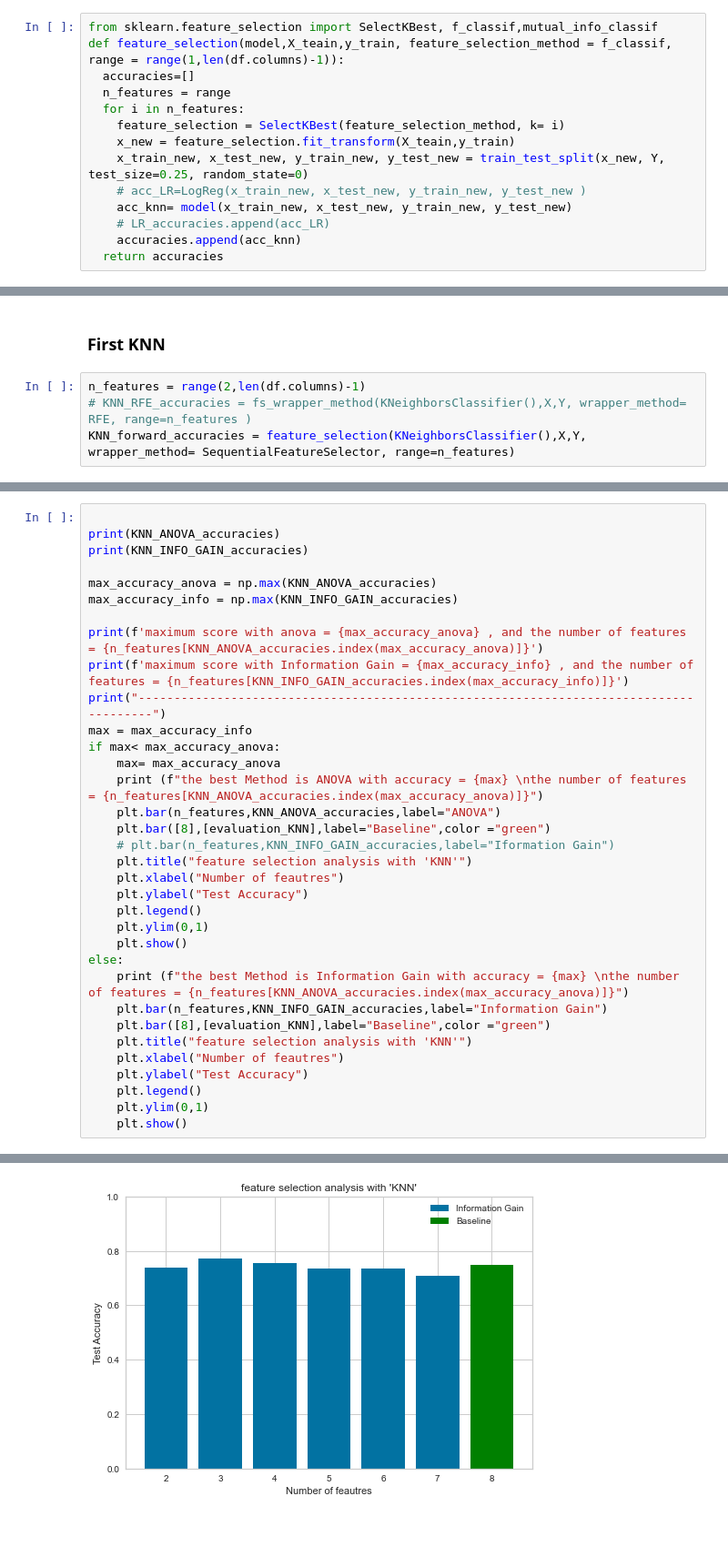
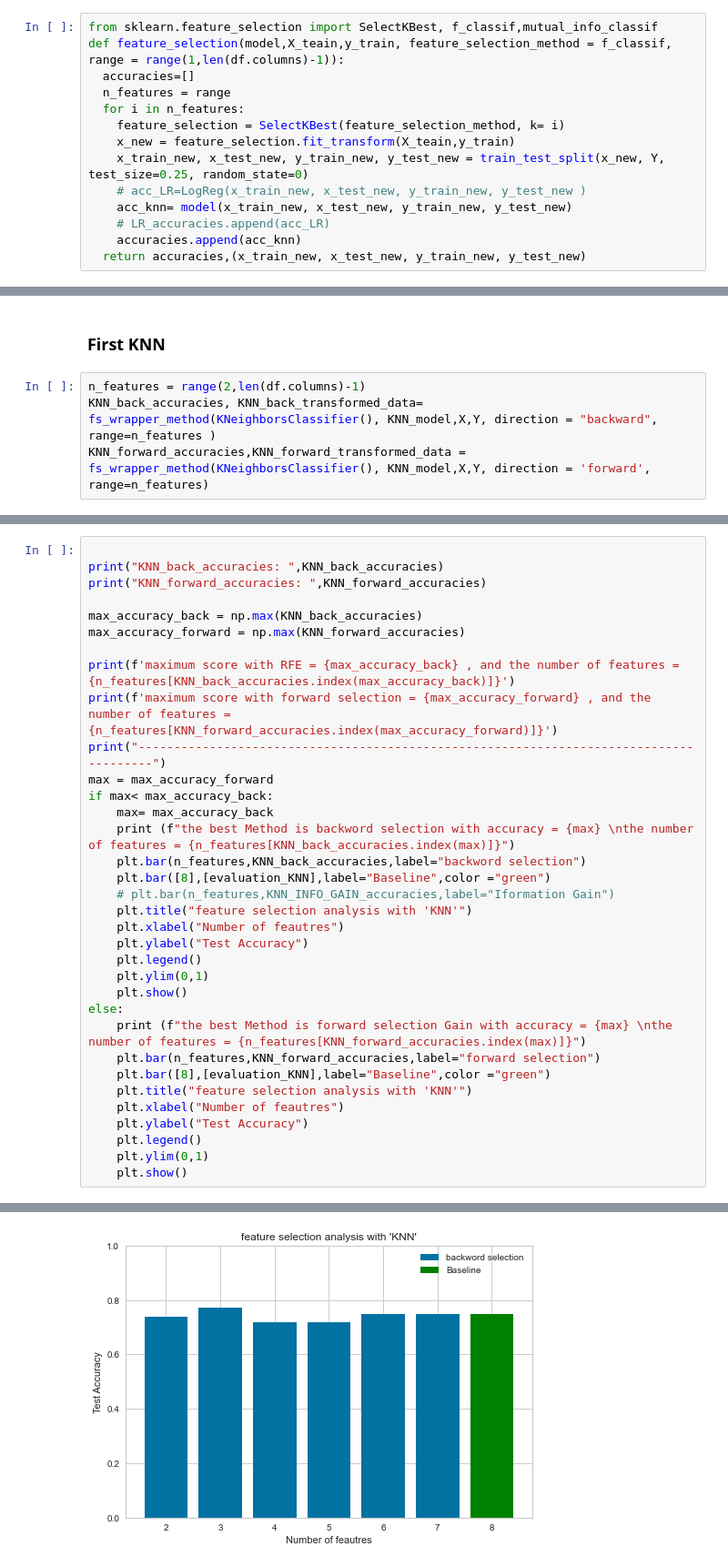
Before and after one commit to Sa2a/Ml_GA3_Clustering, a Jupyter notebook: KNN VS LR analysis.ipynb, the cells around one changed output, grey strips where cells are left out. Shown: that part at 91% size. Cells and saved outputs as stored; diff of their text form; blank space fills up the shorter version.

Commit message:
the right Feature selection version

```diff
--- a/KNN VS LR analysis.ipynb
+++ b/KNN VS LR analysis.ipynb
@@ -503,7 +487,7 @@ def feature_selection(model,X_teain,y_train, feature_selection_method = f_classi
     acc_knn= model(x_train_new, x_test_new, y_train_new, y_test_new)
     # LR_accuracies.append(acc_LR)
     accuracies.append(acc_knn)
-  return accuracies
+  return accuracies,(x_train_new, x_test_new, y_train_new, y_test_new)
 # %% [markdown]
 ### First KNN
 # %%
@@ -623,5 +604,5 @@ def fs_wrapper_method(model,X,y, wrapper_method = RFE, range = range(1,len(df.co
 ### First KNN
 # %%
 n_features = range(2,len(df.columns)-1)
-# KNN_RFE_accuracies = fs_wrapper_method(KNeighborsClassifier(),X,Y, wrapper_method= RFE, range=n_features )
-KNN_forward_accuracies = feature_selection(KNeighborsClassifier(),X,Y, wrapper_method= SequentialFeatureSelector, range=n_features)
+KNN_back_accuracies, KNN_back_transformed_data= fs_wrapper_method(KNeighborsClassifier(), KNN_model,X,Y, direction = "backward", range=n_features )
+KNN_forward_accuracies,KNN_forward_transformed_data = fs_wrapper_method(KNeighborsClassifier(), KNN_model,X,Y, direction = 'forward', range=n_features)
@@ -642,19 +609,19 @@ NameError: name 'KNN_RFE_accuracies' is not defined
 # %%
 
-print(KNN_ANOVA_accuracies)
-print(KNN_INFO_GAIN_accuracies)
+print("KNN_back_accuracies: ",KNN_back_accuracies)
+print("KNN_forward_accuracies: ",KNN_forward_accuracies)
 
-max_accuracy_anova = np.max(KNN_ANOVA_accuracies)
-max_accuracy_info = np.max(KNN_INFO_GAIN_accuracies)
+max_accuracy_back = np.max(KNN_back_accuracies)
+max_accuracy_forward = np.max(KNN_forward_accuracies)
 
-print(f'maximum score with anova = {max_accuracy_anova} , and the number of features = {n_features[KNN_ANOVA_accuracies.index(max_accuracy_anova)]}')
-print(f'maximum score with Information Gain = {max_accuracy_info} , and the number of features = {n_features[KNN_INFO_GAIN_accuracies.index(max_accuracy_info)]}')
+print(f'maximum score with RFE = {max_accuracy_back} , and the number of features = {n_features[KNN_back_accuracies.index(max_accuracy_back)]}')
+print(f'maximum score with forward selection = {max_accuracy_forward} , and the number of features = {n_features[KNN_forward_accuracies.index(max_accuracy_forward)]}')
 print("---------------------------------------------------------------------------------------")
-max = max_accuracy_info
-if max< max_accuracy_anova:
-    max= max_accuracy_anova
-    print (f"the best Method is ANOVA with accuracy = {max} \nthe number of features = {n_features[KNN_ANOVA_accuracies.index(max_accuracy_anova)]}")
-    plt.bar(n_features,KNN_ANOVA_accuracies,label="ANOVA")
+max = max_accuracy_forward
+if max< max_accuracy_back:
+    max= max_accuracy_back
+    print (f"the best Method is backword selection with accuracy = {max} \nthe number of features = {n_features[KNN_back_accuracies.index(max)]}")
+    plt.bar(n_features,KNN_back_accuracies,label="backword selection")
     plt.bar([8],[evaluation_KNN],label="Baseline",color ="green")
     # plt.bar(n_features,KNN_INFO_GAIN_accuracies,label="Iformation Gain")
     plt.title("feature selection analysis with 'KNN'")
@@ -664,8 +631,8 @@ if max< max_accuracy_anova:
     plt.ylim(0,1)
     plt.show()
 else:
-    print (f"the best Method is Information Gain with accuracy = {max} \nthe number of features = {n_features[KNN_ANOVA_accuracies.index(max_accuracy_anova)]}")
-    plt.bar(n_features,KNN_INFO_GAIN_accuracies,label="Information Gain")
+    print (f"the best Method is forward selection Gain with accuracy = {max} \nthe number of features = {n_features[KNN_forward_accuracies.index(max)]}")
+    plt.bar(n_features,KNN_forward_accuracies,label="forward selection")
     plt.bar([8],[evaluation_KNN],label="Baseline",color ="green")
     plt.title("feature selection analysis with 'KNN'")
     plt.xlabel("Number of feautres")
@@ -683,3 +650,3 @@ the best Method is Information Gain with accuracy = 0.7708333333333334
 the number of features = 3
-[figure, old version]
+[figure, new version]
 # %% [markdown]
```
Also changed, not shown: parts of 25 cells of this notebook.
